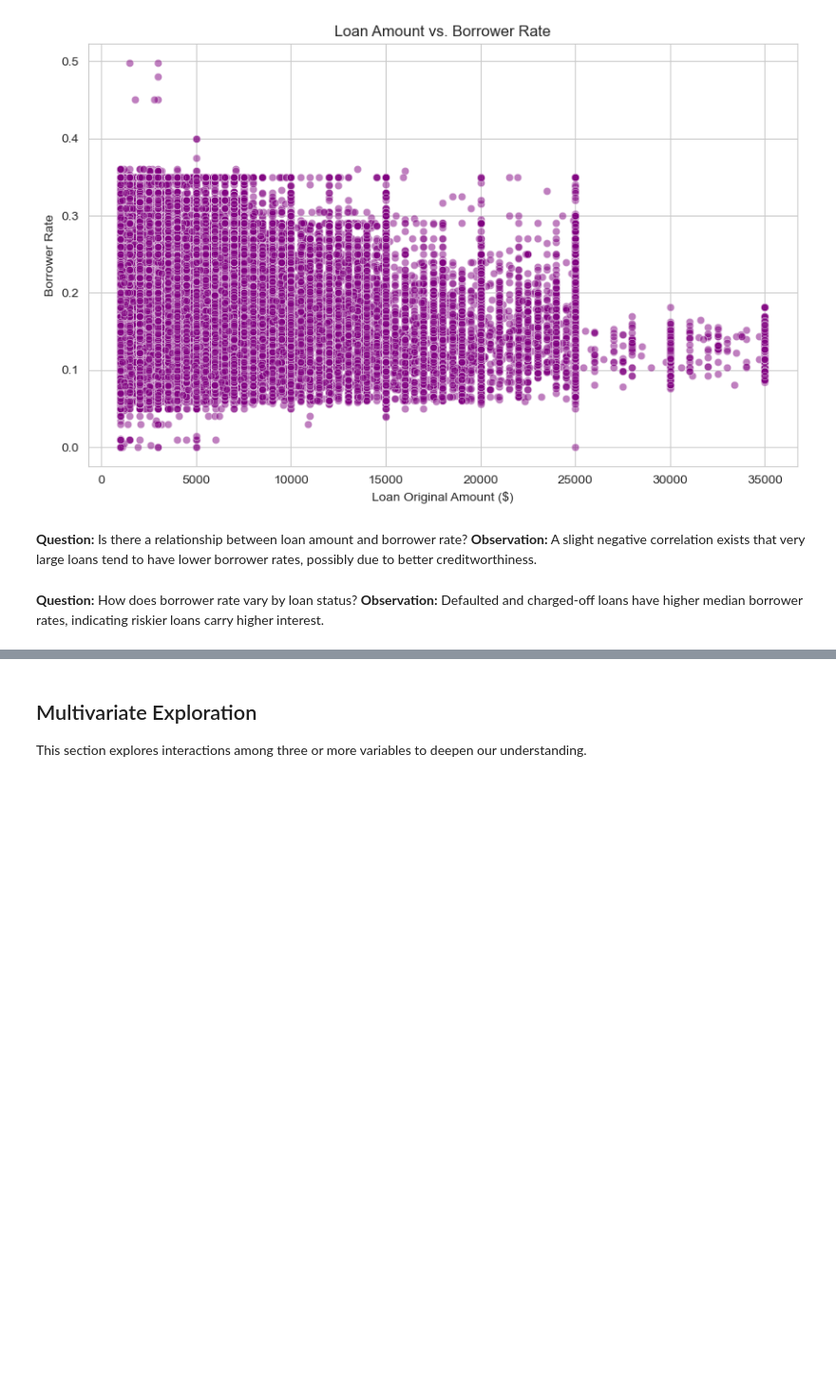
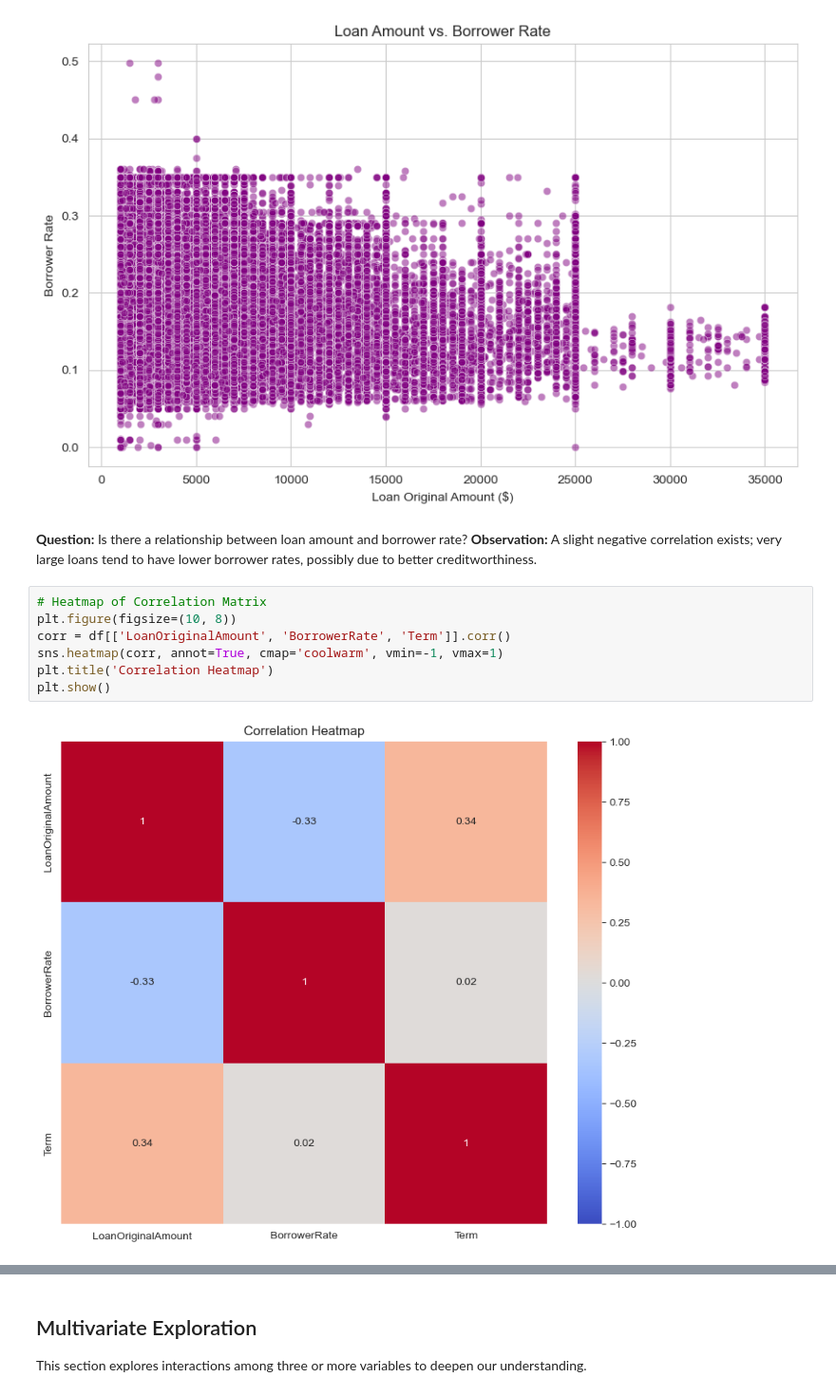
Before and after one commit to AbdellatifShtayeh/Data-Analyst-Udacity-c4, a Jupyter notebook: Communicate Data Findings /Part_I_Exploratory_Data_Visualization.ipynb, the cells around one changed output, grey strips where cells are left out. Shown at 95% size. Cells and saved outputs as stored; diff of their text form; blank space fills up the shorter version.

```diff
--- a/Communicate Data Findings /Part_I_Exploratory_Data_Visualization.ipynb
+++ b/Communicate Data Findings /Part_I_Exploratory_Data_Visualization.ipynb
@@ -95,7 +105,13 @@ plt.show()
 [figure]
 # %% [markdown]
 **Question:** Is there a relationship between loan amount and borrower rate? </br>
-**Observation:** A slight negative correlation exists that very large loans tend to have lower borrower rates, possibly due to better creditworthiness.
+**Observation:** A slight negative correlation exists; very large loans tend to have lower borrower rates, possibly due to better creditworthiness.
-# %% [markdown]
-**Question:** How does borrower rate vary by loan status? </br>
-**Observation:** Defaulted and charged-off loans have higher median borrower rates, indicating riskier loans carry higher interest.
+# %%
+# Heatmap of Correlation Matrix
+plt.figure(figsize=(10, 8))
+corr = df[['LoanOriginalAmount', 'BorrowerRate', 'Term']].corr()
+sns.heatmap(corr, annot=True, cmap='coolwarm', vmin=-1, vmax=1)
+plt.title('Correlation Heatmap')
+plt.show()
+# %% [output]
+[figure, added]
```
Also changed, not shown: parts of 9 cells of this notebook, 3 other files.
